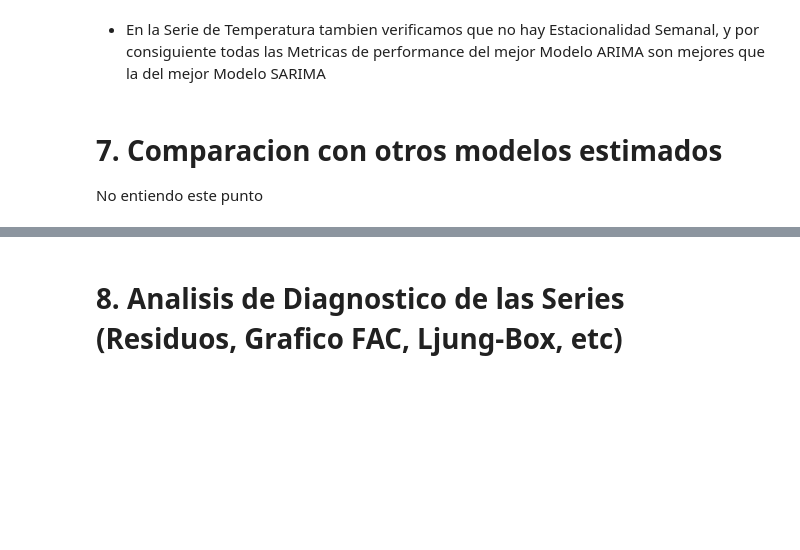
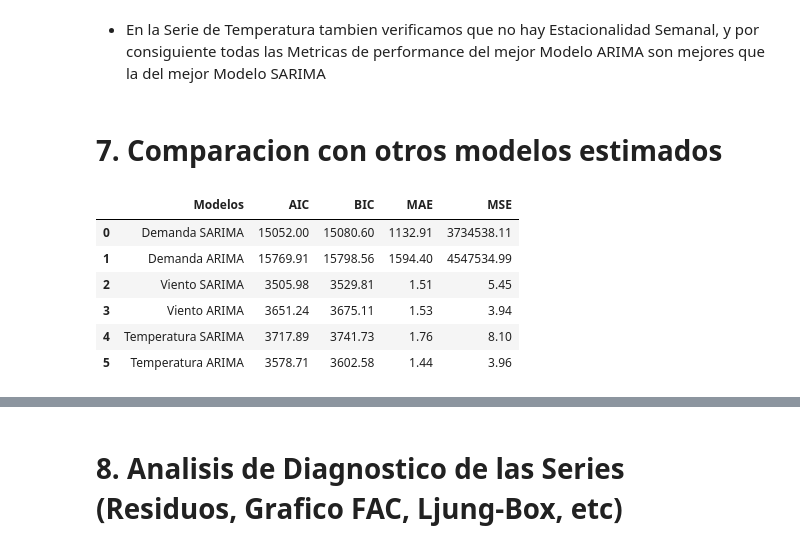
Before and after one commit to AndresMontesDeOca/TimeSeries, a Jupyter notebook: TP1_Ale_v3.ipynb, the cells around one changed output, grey strips where cells are left out. Saved outputs shown, nothing was run; the diff lists cells and outputs as text; code cells hidden in the pictures; blank space fills up the shorter version.

```diff
--- a/TP1_Ale_v3.ipynb
+++ b/TP1_Ale_v3.ipynb
@@ -1050,4 +1046,21 @@ None
 - En la Serie de Temperatura tambien verificamos que no hay Estacionalidad Semanal, y por consiguiente todas las Metricas de performance del mejor Modelo ARIMA son mejores que la del mejor Modelo SARIMA
 # %% [markdown]
 # 7. Comparacion con otros modelos estimados
-No entiendo este punto
+# %%
+metricas_modelos = {'Modelos': ['Demanda SARIMA', 'Demanda ARIMA', 'Viento SARIMA','Viento ARIMA', 'Temperatura SARIMA', 'Temperatura ARIMA'],
+         'AIC': [modelo_demanda_sarima.aic, modelo_demanda_arima.aic, modelo_viento_sarima.aic, modelo_viento_arima.aic, modelo_temperatura_sarima.aic, modelo_temperatura_arima.aic],
+         'BIC': [modelo_demanda_sarima.bic, modelo_demanda_arima.bic, modelo_viento_sarima.bic, modelo_viento_arima.bic, modelo_temperatura_sarima.bic, modelo_temperatura_arima.bic],
+         'MAE': [modelo_demanda_sarima.mae, modelo_demanda_arima.mae, modelo_viento_sarima.mae, modelo_viento_arima.mae, modelo_temperatura_sarima.mae, modelo_temperatura_arima.mae],
+         'MSE': [modelo_demanda_sarima.mse, modelo_demanda_arima.mse, modelo_viento_sarima.mse, modelo_viento_arima.mse, modelo_temperatura_sarima.mse, modelo_temperatura_arima.mse]
+}
+
+comparacion_modelos = pd.DataFrame(metricas_modelos)
+comparacion_modelos
+# %% [output]
+|  | Modelos | AIC | BIC | MAE | MSE |
+| 0 | Demanda SARIMA | 15052.00 | 15080.60 | 1132.91 | 3734538.11 |
+| 1 | Demanda ARIMA | 15769.91 | 15798.56 | 1594.40 | 4547534.99 |
+| 2 | Viento SARIMA | 3505.98 | 3529.81 | 1.51 | 5.45 |
+| 3 | Viento ARIMA | 3651.24 | 3675.11 | 1.53 | 3.94 |
+| 4 | Temperatura SARIMA | 3717.89 | 3741.73 | 1.76 | 8.10 |
+| 5 | Temperatura ARIMA | 3578.71 | 3602.58 | 1.44 | 3.96 |
```
Also changed, not shown: parts of 10 cells of this notebook.
